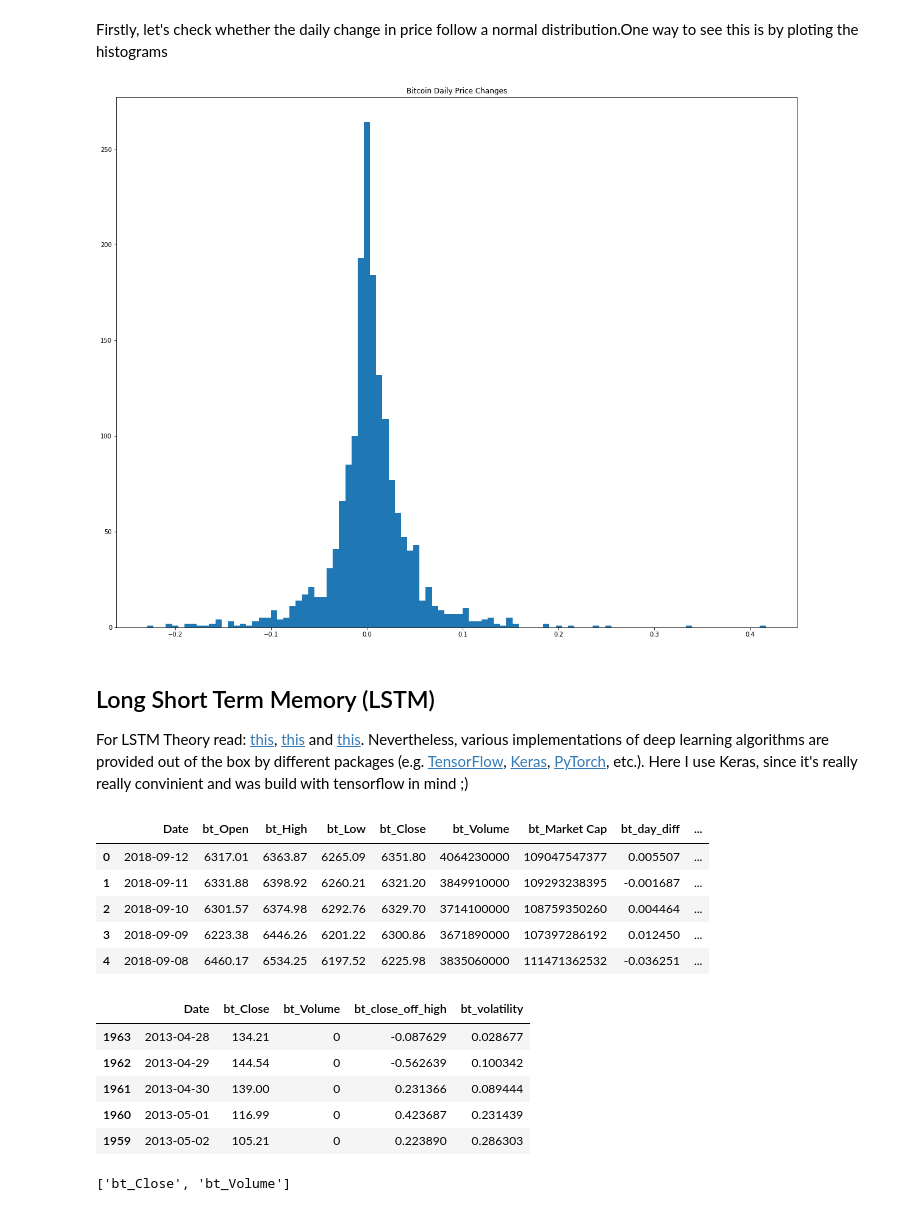
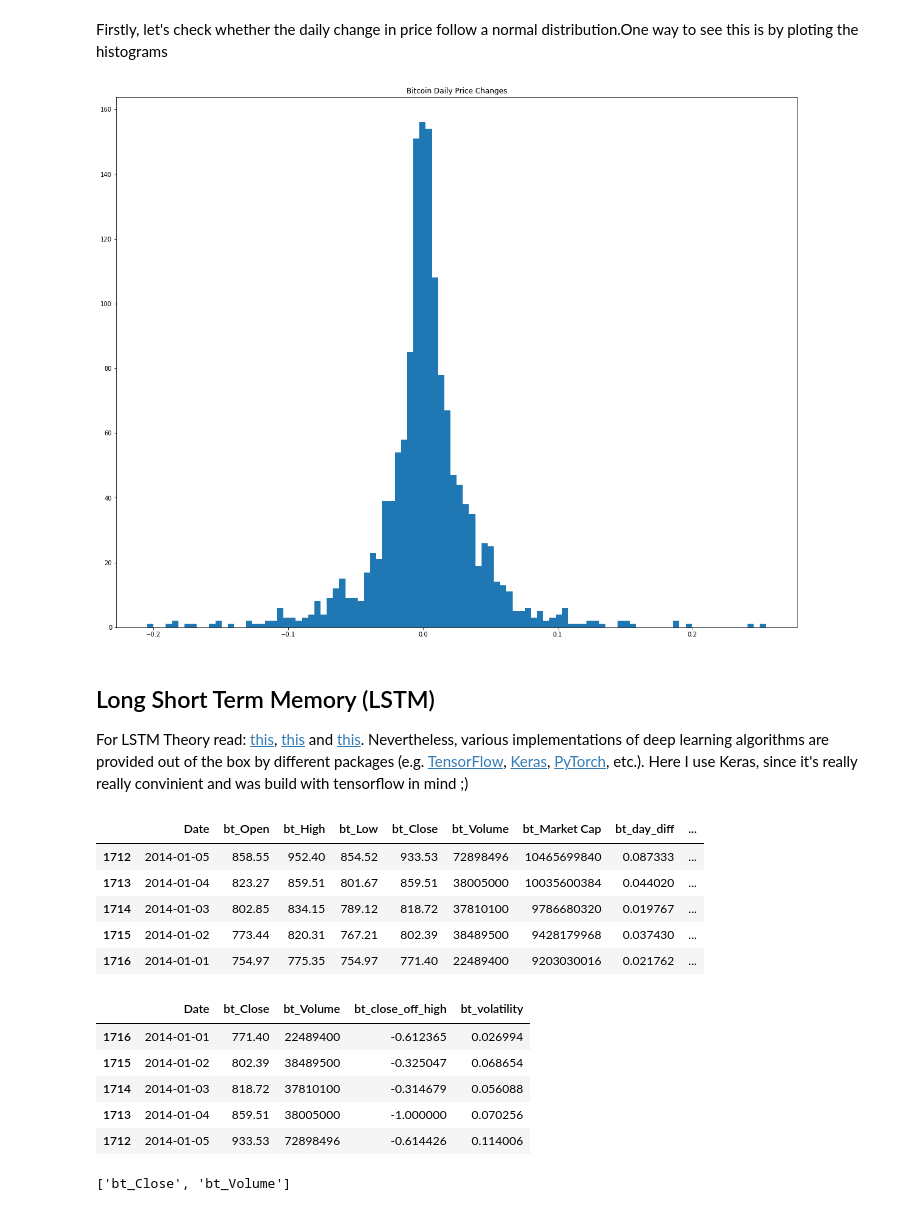
Before and after one commit to kejsiStruga/bitcoin-price-prediction, a Jupyter notebook: Cryptoprices-LSTM (copy).ipynb, the cells around one changed output. Saved outputs shown, nothing was run; the diff lists cells and outputs as text; code cells hidden in the pictures.

```diff
--- a/Cryptoprices-LSTM (copy).ipynb
+++ b/Cryptoprices-LSTM (copy).ipynb
@@ -107,9 +107,10 @@ plt.show()
 # %%
 market_info = bitcoin_market_info
-market_info = market_info[market_info['Date']>='2013-04-28']
+# '2013-04-28'
+market_info = market_info[market_info['Date']>= '2014-01-01']
 for coins in ['bt_']:
     kwargs = { coins+'day_diff': lambda x: (x[coins+'Close']-x[coins+'Open'])/x[coins+'Open']}
     market_info = market_info.assign(**kwargs)
-market_info.head()
+market_info.tail()
 # %% [output]
 |  | Date | bt_Open | bt_High | bt_Low | bt_Close | bt_Volume | bt_Market Cap | bt_day_diff |
@@ -158,7 +159,7 @@ ax1.hist(market_info[market_info['Date']< split_date]['bt_day_diff'].values, bin
 ax1.set_title('Bitcoin Daily Price Changes')
 plt.show()
 # %% [output]
-[figure, old version]
+[figure, new version]
 # %% [markdown]
 ## Long Short Term Memory (LSTM)
 
@@ -166,17 +167,17 @@ For LSTM Theory read: [this](http://colah.github.io/posts/2015-08-Understanding-
 # %%
 for coins in ['bt_']:
     kwargs = { coins+'close_off_high': lambda x: 2*(x[coins+'High']- x[coins+'Close'])/(x[coins+'High']-x[coins+'Low'])-1,
             coins+'volatility': lambda x: (x[coins+'High']- x[coins+'Low'])/(x[coins+'Open'])}
     market_info = market_info.assign(**kwargs)
 
-market_info.head()
+market_info.tail()
 # %% [output]
 |  | Date | bt_Open | bt_High | bt_Low | bt_Close | bt_Volume | bt_Market Cap | bt_day_diff | ... |
-| 0 | 2018-09-12 | 6317.01 | 6363.87 | 6265.09 | 6351.80 | 4064230000 | 109047547377 | 0.005507 | ... |
-| 1 | 2018-09-11 | 6331.88 | 6398.92 | 6260.21 | 6321.20 | 3849910000 | 109293238395 | -0.001687 | ... |
-| 2 | 2018-09-10 | 6301.57 | 6374.98 | 6292.76 | 6329.70 | 3714100000 | 108759350260 | 0.004464 | ... |
-| 3 | 2018-09-09 | 6223.38 | 6446.26 | 6201.22 | 6300.86 | 3671890000 | 107397286192 | 0.012450 | ... |
-| 4 | 2018-09-08 | 6460.17 | 6534.25 | 6197.52 | 6225.98 | 3835060000 | 111471362532 | -0.036251 | ... |
+| 1712 | 2014-01-05 | 858.55 | 952.40 | 854.52 | 933.53 | 72898496 | 10465699840 | 0.087333 | ... |
+| 1713 | 2014-01-04 | 823.27 | 859.51 | 801.67 | 859.51 | 38005000 | 10035600384 | 0.044020 | ... |
+| 1714 | 2014-01-03 | 802.85 | 834.15 | 789.12 | 818.72 | 37810100 | 9786680320 | 0.019767 | ... |
+| 1715 | 2014-01-02 | 773.44 | 820.31 | 767.21 | 802.39 | 38489500 | 9428179968 | 0.037430 | ... |
+| 1716 | 2014-01-01 | 754.97 | 775.35 | 754.97 | 771.40 | 22489400 | 9203030016 | 0.021762 | ... |
 # %%
 model_data = market_info[['Date']+[coin+metric for coin in ['bt_']
                                    for metric in ['Close','Volume','close_off_high','volatility']]]
@@ -185,11 +186,11 @@ model_data = model_data.sort_values(by='Date')
 model_data.head()
 # %% [output]
 |  | Date | bt_Close | bt_Volume | bt_close_off_high | bt_volatility |
-| 1963 | 2013-04-28 | 134.21 | 0 | -0.087629 | 0.028677 |
-| 1962 | 2013-04-29 | 144.54 | 0 | -0.562639 | 0.100342 |
-| 1961 | 2013-04-30 | 139.00 | 0 | 0.231366 | 0.089444 |
-| 1960 | 2013-05-01 | 116.99 | 0 | 0.423687 | 0.231439 |
-| 1959 | 2013-05-02 | 105.21 | 0 | 0.223890 | 0.286303 |
+| 1716 | 2014-01-01 | 771.40 | 22489400 | -0.612365 | 0.026994 |
+| 1715 | 2014-01-02 | 802.39 | 38489500 | -0.325047 | 0.068654 |
+| 1714 | 2014-01-03 | 818.72 | 37810100 | -0.314679 | 0.056088 |
+| 1713 | 2014-01-04 | 859.51 | 38005000 | -1.000000 | 0.070256 |
+| 1712 | 2014-01-05 | 933.53 | 72898496 | -0.614426 | 0.114006 |
 # %%
 # we don't need the date columns anymore
 training_set, test_set = model_data[model_data['Date']<split_date], model_data[model_data['Date']>=split_date]
```
Also changed, not shown: parts of 12 cells of this notebook, 1 other file.
